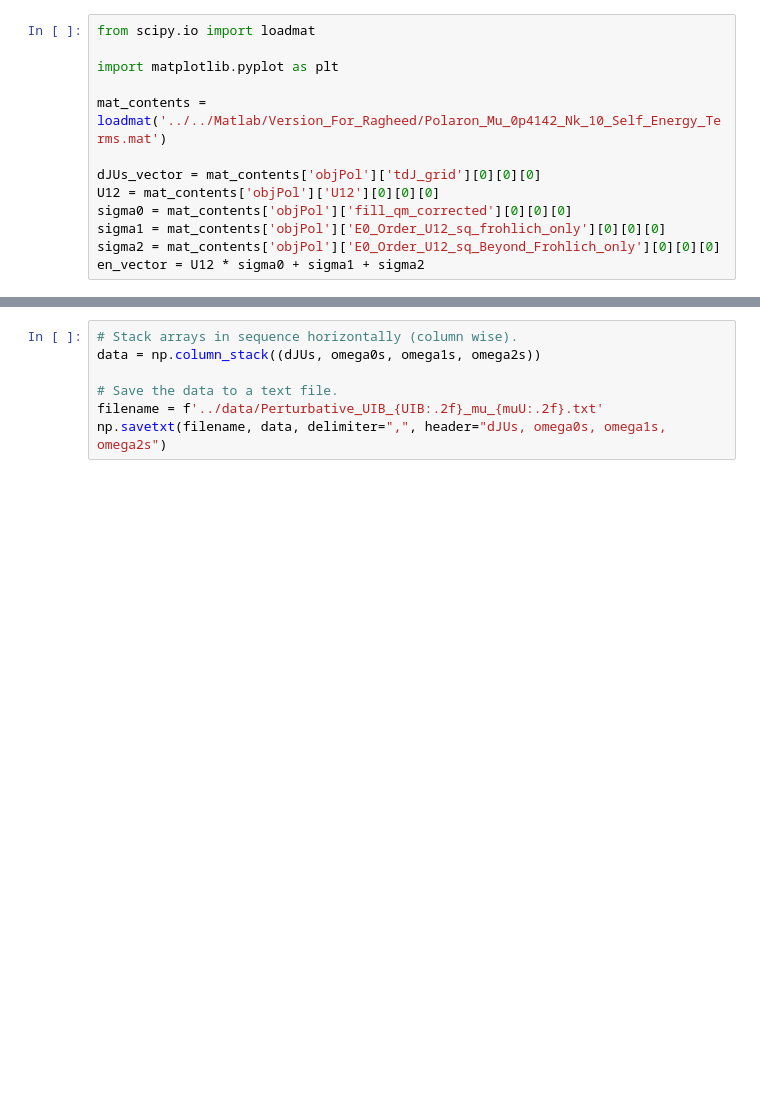
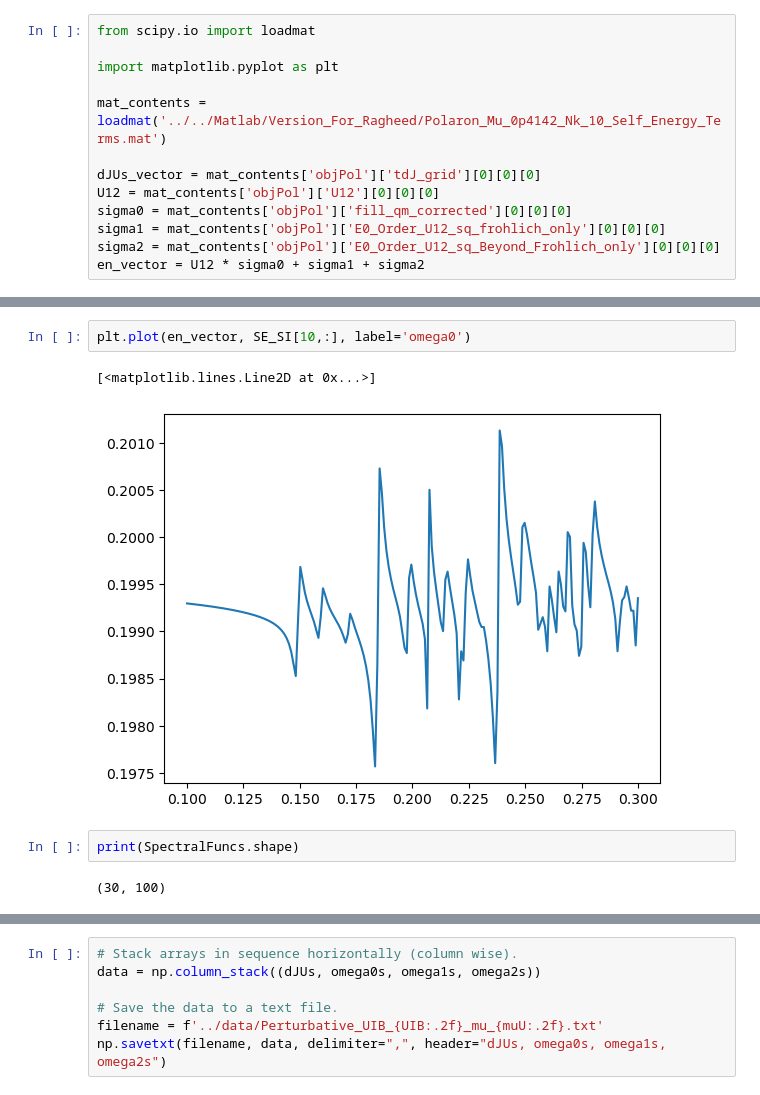
Before and after one commit to ragheedalhyder/BoseHubbard, a Jupyter notebook: src/testing.ipynb, the cells around one changed output, grey strips where cells are left out. Drawn from its saved outputs; the diff is of its cells as text; blank space fills up the shorter version.

```diff
--- a/src/testing.ipynb
+++ b/src/testing.ipynb
@@ -66,0 +297,9 @@ for count in range(len(dJUs)):
+# %%
+plt.plot(en_vector, SE_SI[10,:], label='omega0')
+# %% [output]
+[<matplotlib.lines.Line2D at 0x...>]
+[figure, added]
+# %%
+print(SpectralFuncs.shape)
+# %% [output]
+(30, 100)
```
Also changed, not shown: parts of 21 cells of this notebook, 33 other files.
